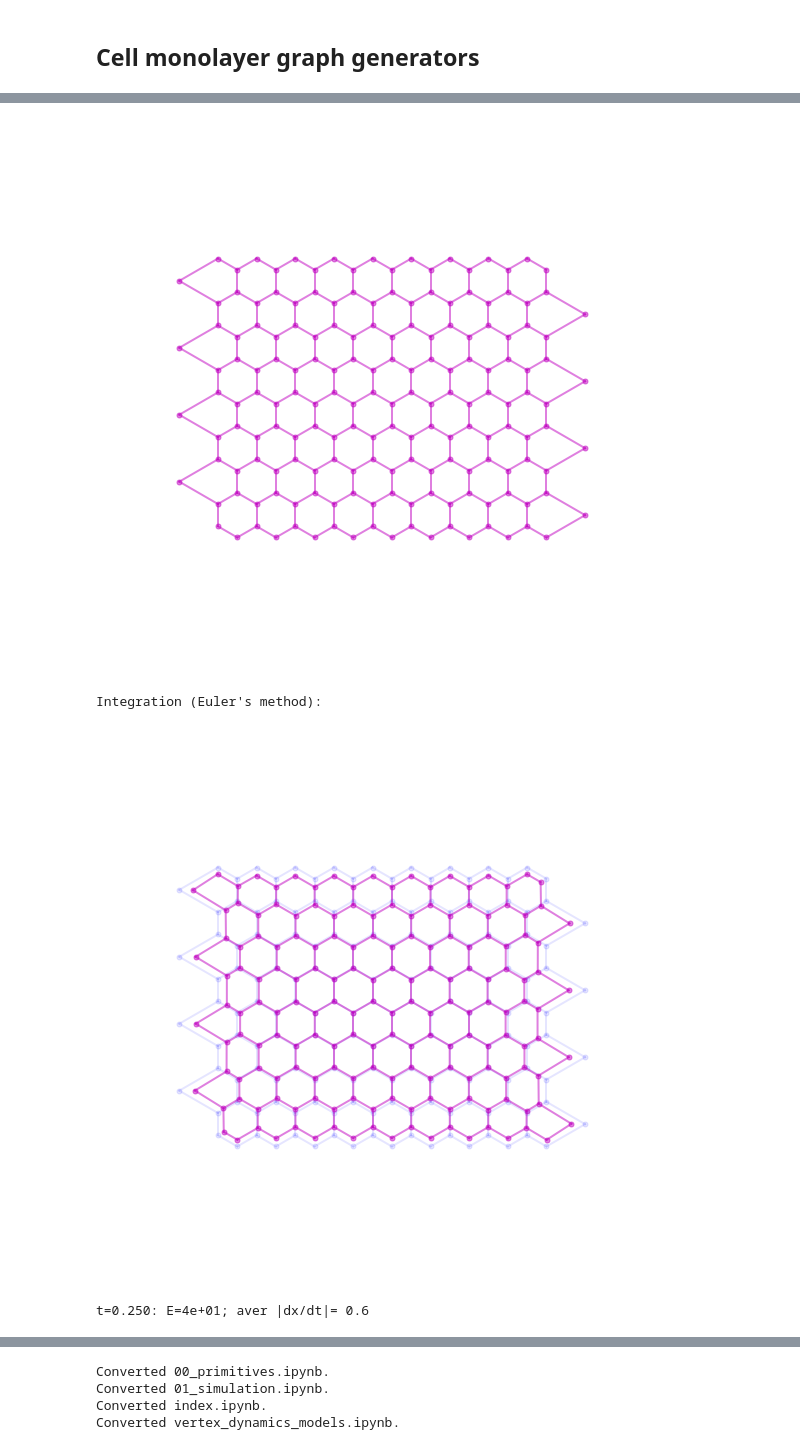
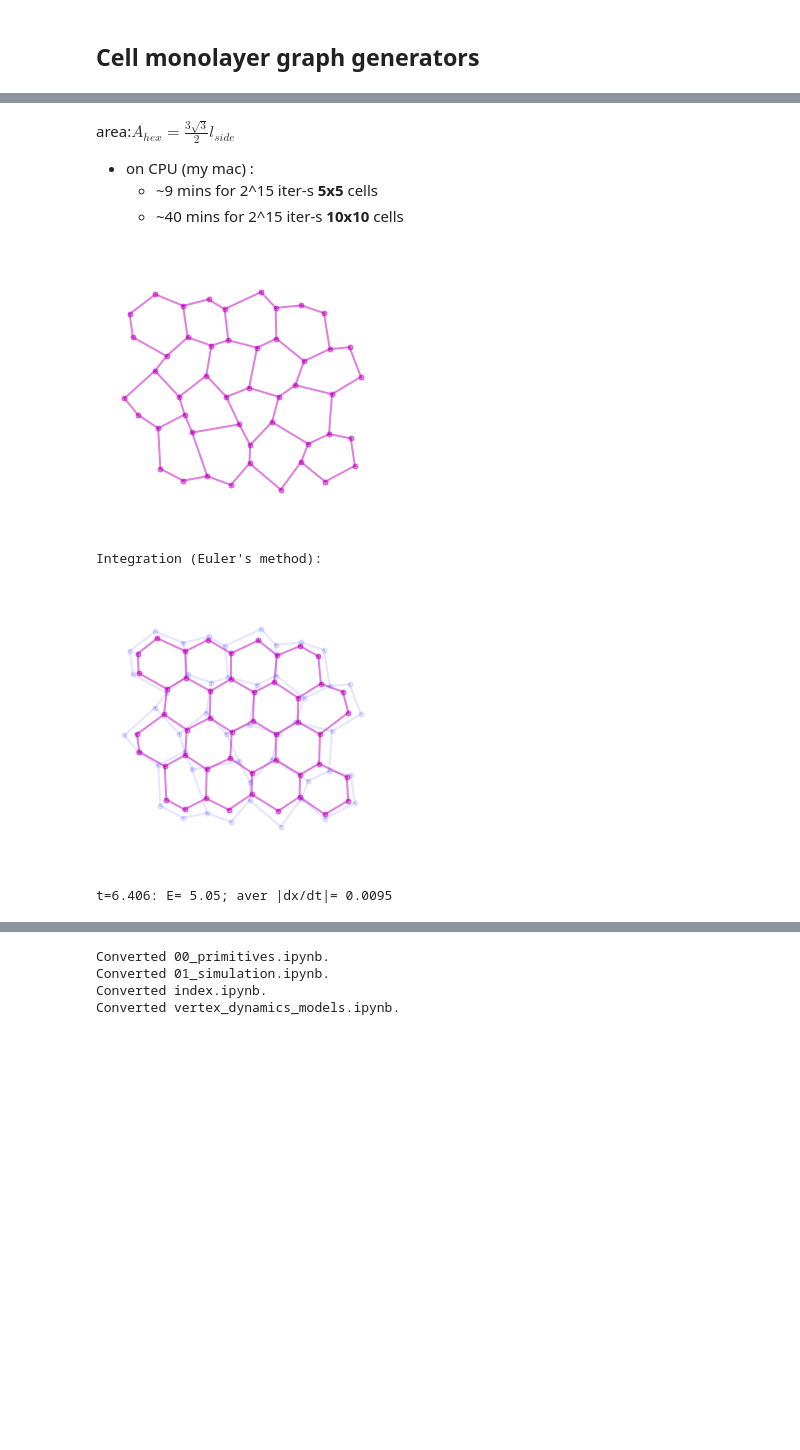
Before and after one commit to mshagirov/vertex_simulation, a Jupyter notebook: nbs/01_simulation.ipynb, the cells around one changed output, grey strips where cells are left out. Drawn from its saved outputs; the diff is of its cells as text; code cells hidden in the pictures; blank space fills up the shorter version.

Commit message:
added simple Nx by Ny hexagons generator

```diff
--- a/nbs/01_simulation.ipynb
+++ b/nbs/01_simulation.ipynb
@@ -47,10 +74,0 @@ def unit_hexagons(Nx,Ny):
-# %%
-vrn =unit_hexagons(10,10)
-
-voronoi_plot_2d(vrn)
-# plt.vlines(0,0,18,'y',lw=4)
-# plt.vlines(np.sqrt(3)*(12-1),0,18,'y',lw=4)
-plt.show()
-
-# edge_list,cells = VoronoiRegions2Edges(vrn.regions)
-# len(cells)
@@ -109,65 +154,77 @@ plt.show()
+# %% [markdown]
+area:$A_{hex}=\frac{3\sqrt{3}}{2}l_{side}$
+
+- on CPU (my mac) :
+    - ~9 mins for 2^15 iter-s **5x5** cells
+    - ~40 mins for 2^15 iter-s **10x10** cells
 # %%
 #hide
-edge_list,cells = VoronoiRegions2Edges(vrn.regions)
+v_x,regions =unit_hexagons(4,4)
+# let's seed RNG for sanity and reproducibility
+np.random.seed(42)
+v_x += np.random.randn(v_x.shape[0], v_x.shape[1])*.2
+
+edge_list,cells = VoronoiRegions2Edges(regions)
 # using Voronoi tesselation from above:
-verts = Vertex(vrn.vertices)
+verts = Vertex(v_x)
 edges = torch.tensor(edge_list)
 
-cell_graph = Monolayer(vertices=Vertex(vrn.vertices.copy()), edges=edges, cells=cells)
+cell_graph = Monolayer(vertices=Vertex(v_x.copy()), edges=edges, cells=cells)
 cell_graph.vertices.requires_grad_(True)
 
 # initial state
-figsize=[10,10]
+figsize=[5,5]
 plt.figure(figsize=figsize)
-plot_graph(vrn.vertices,cell_graph.edges,plot_arg=['m-','m.'],alphas=[.5])
+plot_graph(v_x,cell_graph.edges,plot_arg=['m-','m.'],alphas=[.5])
 axs_lims = np.array(plt.axis())
 hw = 1.25*(axs_lims[1::2]-axs_lims[0::2])/2
 xy_0 = [axs_lims[:2].mean(), axs_lims[2:].mean()]
 axs_lims = [xy_0[0]-hw[0],xy_0[0]+hw[0],xy_0[1]-hw[1],xy_0[1]+hw[1]]
 plt.axis(axs_lims)
 plt.show()
+plt.close()
 
 # Define energy function
 k=1.0
-energy = lambda p,a: torch.sum((p-5)**2)+torch.sum((a-2.3)**2) #
+energy = lambda p,a: torch.sum(.01*(p)**2)+torch.sum((a-2.3)**2) #
 # Numerical integration
-Dt = 2**-12 # time step size
+Dt = 2**-5 # time step size
 t = [0]
 Energies = []
 Forces = []
 print('Integration (Euler\'s method):')
-t_total = 2**12
+t_total = 2**10
 for n in range(t_total):
     cell_graph.set_zero_grad_() # reset grad accumulator
     E = energy(cell_graph.perimeter(),cell_graph.area())  # total potential energy of the system
     Energies.append(E.item()) # E(t-1)
     E.backward() # compute gradients
     dxdt = -cell_graph.get_vertex_grad() # dx/dt=-dE/dx
     # Update vertex position
     with torch.no_grad():
         cell_graph.vertices.x += dxdt*Dt
         Forces.append(torch.norm(dxdt,dim=1).mean().item())
     t.append(t[-1]+Dt)
-    if round((n+1)%(t_total/4))==0:
+    if round((n+1)%(t_total/10))==0:
         plt.figure(figsize=figsize)
-        plot_graph(vrn.vertices,cell_graph.edges,plot_arg=['b-','b.'],alphas=[.1])
+        plot_graph(v_x,cell_graph.edges,plot_arg=['b-','b.'],alphas=[.1])
         plot_graph(cell_graph.vertices.x.detach(),cell_graph.edges,plot_arg=['m-','m.'],alphas=[.5])
         plt.axis(axs_lims)
         plt.show()
         mean_grad = torch.norm(dxdt,dim=1).mean().item()
-        print(f't={t[-1]:2.3f}: E={E.item():1.1g}; aver |dx/dt|= {mean_grad:1.1g}')
+        print(f't={t[-1]:2.3f}: E={E.item():5.4g}; aver |dx/dt|= {mean_grad:3.2g}')
 Energies.append( energy(cell_graph.perimeter(),cell_graph.area()).item() )
 plt.figure(figsize=[5,3])
 plt.plot(t,Energies);plt.xlabel('time');plt.ylabel('energy');
 # add forces (except last frame)
 ax2=plt.gca().twinx()
 ax2.set_ylabel('Average $|F|$',color='red')
 ax2.plot(t[:-1],Forces,'r-',alpha=.4,lw=4)
 plt.show()
 # Print final Perimeters and Areas
 print(f"Perimeters:{cell_graph.perimeter().detach().squeeze()}\nAreas:{cell_graph.area().detach()}")
 # %% [output]
-[figure, old version]
+[figure, new version]
 Integration (Euler's method):
-[figure, old version]
+[figure, new version]
-t=0.250: E=4e+01; aver |dx/dt|= 0.6
+t=6.406: E= 5.05; aver |dx/dt|= 0.0095
```
Also changed, not shown: parts of 9 cells of this notebook, 6 other files.
